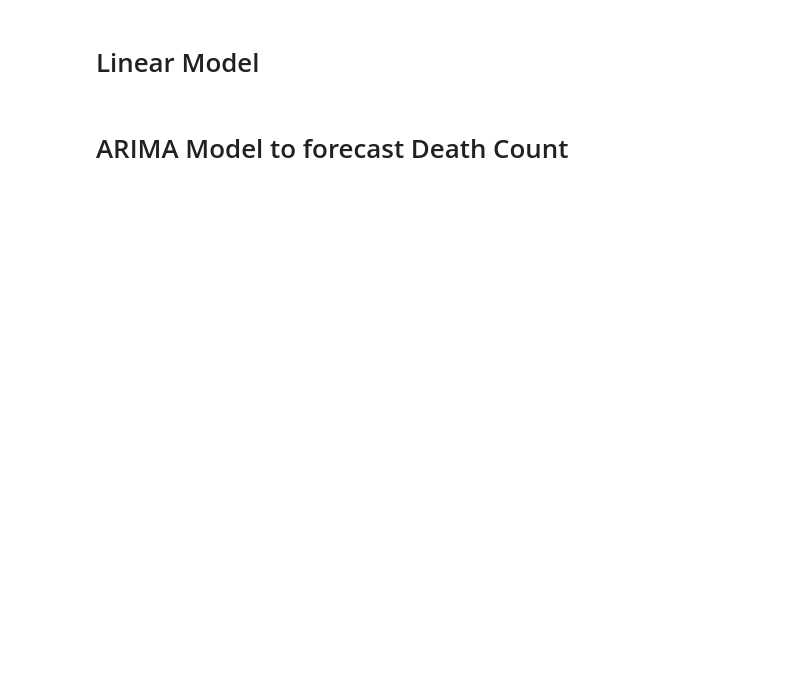
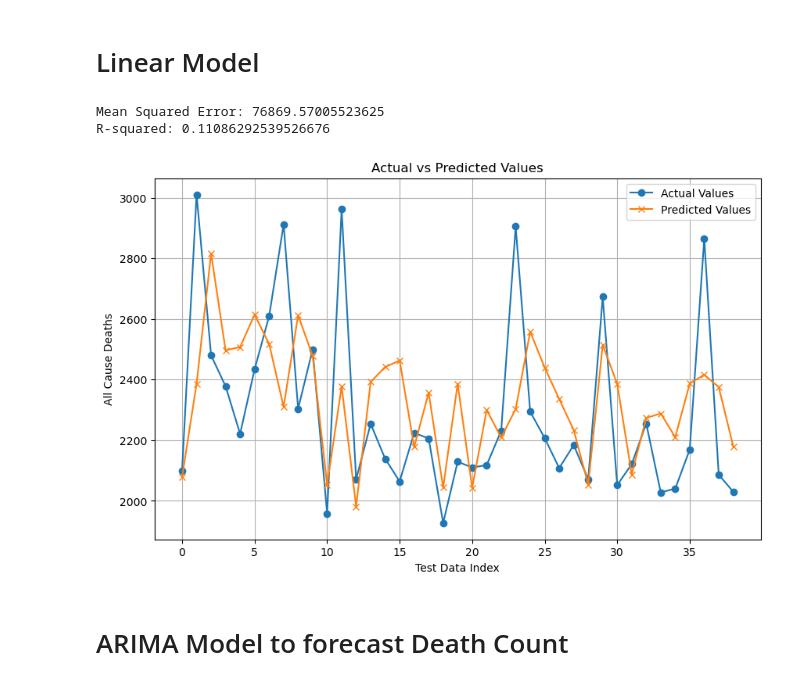
Before and after one commit to mohi-m/Mortality-Predictor, a Jupyter notebook: main.ipynb, the cells around one changed output. Drawn from its saved outputs; the diff is of its cells as text; code cells hidden in the pictures; blank space fills up the shorter version.

Commit message:
Added Prophet and Linear model

```diff
--- a/main.ipynb
+++ b/main.ipynb
@@ -25,2 +102,55 @@ print("Number of rows in climate dataset: ", len(climate_dataset))
+# %%
+from sklearn.model_selection import train_test_split
+from sklearn.linear_model import LinearRegression
+from sklearn.metrics import mean_squared_error, r2_score
+
+# Define predictors and label
+predictors = ['Average Wind Speed (m/s)',
+              'Number of days included in the multiday precipitation total',
+              ' Multiday precipitation total (mm)',
+              'Precipitation (mm)',
+              'Snowfall (cm)',
+              'Snow Depth (cm)',
+              'Average Temperature (C)',
+              'Maximum Temperature (C)',
+              'Minimum Temperature (C)',
+              'Temperature Observed (C)']
+label = 'All Cause'
+
+# Split the data into training and testing sets
+X = merged_dataset[predictors]
+y = merged_dataset[label]
+X_train, X_test, y_train, y_test = train_test_split(X, y, test_size=0.2, random_state=42)
+
+# Create and train the linear regression model
+linear_model = LinearRegression()
+linear_model.fit(X_train, y_train)
+
+# Make predictions
+y_pred = linear_model.predict(X_test)
+
+# Evaluate the model
+mse = mean_squared_error(y_test, y_pred)
+r2 = r2_score(y_test, y_pred)
+
+print(f"Mean Squared Error: {mse}")
+print(f"R-squared: {r2}")
+
+import matplotlib.pyplot as plt
+
+# Visualize the predictions
+plt.figure(figsize=(10, 6))
+plt.plot(y_test.values, label='Actual Values', marker='o')
+plt.plot(y_pred, label='Predicted Values', marker='x')
+plt.title('Actual vs Predicted Values')
+plt.xlabel('Test Data Index')
+plt.ylabel('All Cause Deaths')
+plt.legend()
+plt.grid()
+plt.show()
+# %% [output]
+Mean Squared Error: 76869.57005523625
+R-squared: 0.11086292539526676
+[figure, added]
 # %% [markdown]
 # ARIMA Model to forecast Death Count
```
Also changed, not shown: parts of 9 cells of this notebook.
